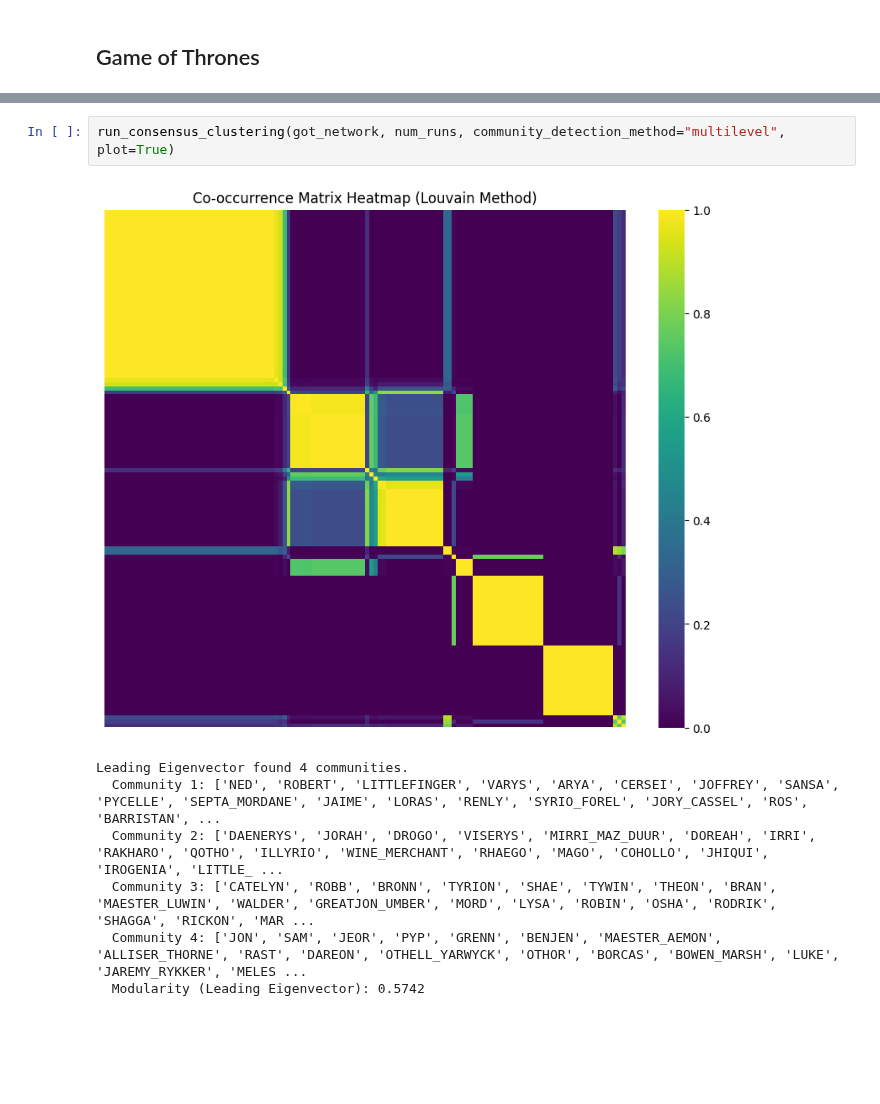
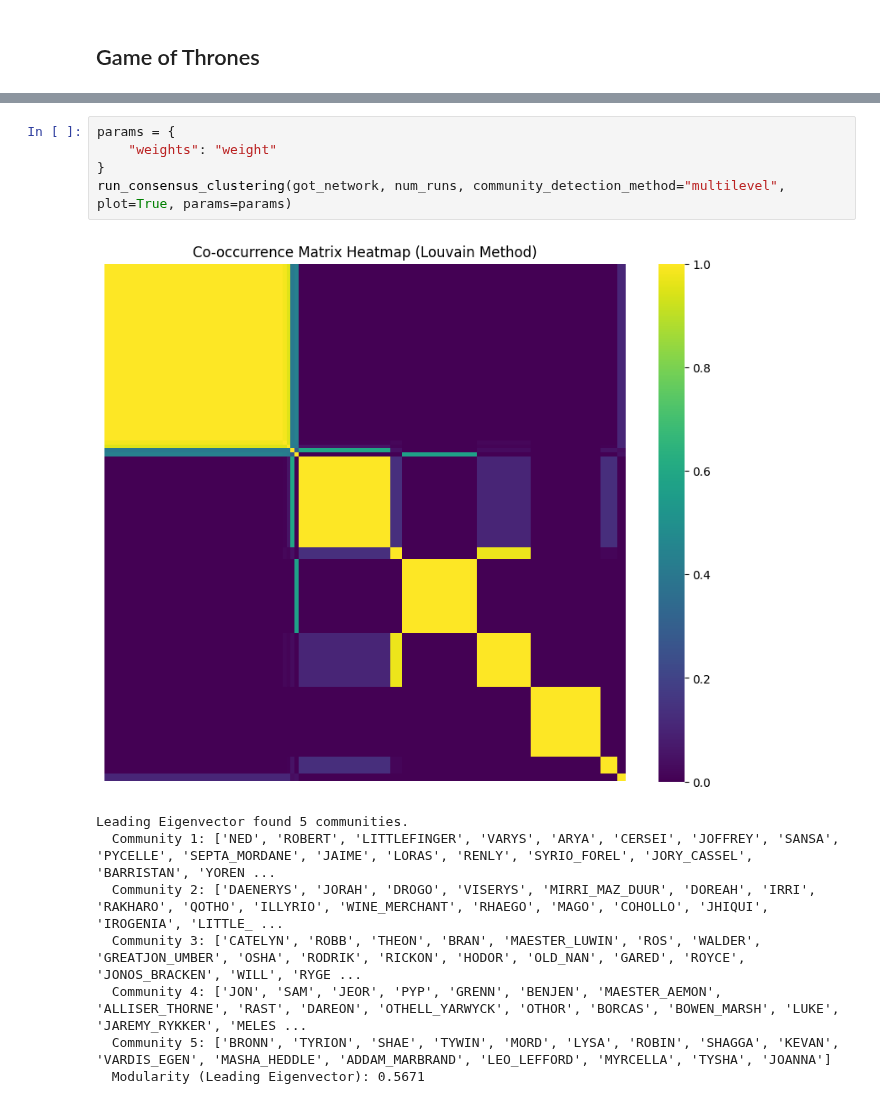
Before and after one commit to BeaMarton13/community-detection-guide-w-igraph, a Jupyter notebook: notebooks/consensus_clustering.ipynb, the cells around one changed output, grey strips where cells are left out. Saved outputs shown, nothing was run; the diff lists cells and outputs as text; blank space fills up the shorter version.

Commit message:
add: consensus clustering w wegihts for GoT network

```diff
--- a/notebooks/consensus_clustering.ipynb
+++ b/notebooks/consensus_clustering.ipynb
@@ -137,11 +137,15 @@ Graph created with edge weights.
 # %%
-run_consensus_clustering(got_network, num_runs, community_detection_method="multilevel", plot=True)
+params = {
+    "weights": "weight"
+}
+run_consensus_clustering(got_network, num_runs, community_detection_method="multilevel", plot=True, params=params)
 # %% [output]
-[figure, old version]
+[figure, new version]
-Leading Eigenvector found 4 communities.
-  Community 1: ['NED', 'ROBERT', 'LITTLEFINGER', 'VARYS', 'ARYA', 'CERSEI', 'JOFFREY', 'SANSA', 'PYCELLE', 'SEPTA_MORDANE', 'JAIME', 'LORAS', 'RENLY', 'SYRIO_FOREL', 'JORY_CASSEL', 'ROS', 'BARRISTAN', ...
+Leading Eigenvector found 5 communities.
+  Community 1: ['NED', 'ROBERT', 'LITTLEFINGER', 'VARYS', 'ARYA', 'CERSEI', 'JOFFREY', 'SANSA', 'PYCELLE', 'SEPTA_MORDANE', 'JAIME', 'LORAS', 'RENLY', 'SYRIO_FOREL', 'JORY_CASSEL', 'BARRISTAN', 'YOREN ...
   Community 2: ['DAENERYS', 'JORAH', 'DROGO', 'VISERYS', 'MIRRI_MAZ_DUUR', 'DOREAH', 'IRRI', 'RAKHARO', 'QOTHO', 'ILLYRIO', 'WINE_MERCHANT', 'RHAEGO', 'MAGO', 'COHOLLO', 'JHIQUI', 'IROGENIA', 'LITTLE_ ...
-  Community 3: ['CATELYN', 'ROBB', 'BRONN', 'TYRION', 'SHAE', 'TYWIN', 'THEON', 'BRAN', 'MAESTER_LUWIN', 'WALDER', 'GREATJON_UMBER', 'MORD', 'LYSA', 'ROBIN', 'OSHA', 'RODRIK', 'SHAGGA', 'RICKON', 'MAR ...
+  Community 3: ['CATELYN', 'ROBB', 'THEON', 'BRAN', 'MAESTER_LUWIN', 'ROS', 'WALDER', 'GREATJON_UMBER', 'OSHA', 'RODRIK', 'RICKON', 'HODOR', 'OLD_NAN', 'GARED', 'ROYCE', 'JONOS_BRACKEN', 'WILL', 'RYGE ...
   Community 4: ['JON', 'SAM', 'JEOR', 'PYP', 'GRENN', 'BENJEN', 'MAESTER_AEMON', 'ALLISER_THORNE', 'RAST', 'DAREON', 'OTHELL_YARWYCK', 'OTHOR', 'BORCAS', 'BOWEN_MARSH', 'LUKE', 'JAREMY_RYKKER', 'MELES ...
-  Modularity (Leading Eigenvector): 0.5742
+  Community 5: ['BRONN', 'TYRION', 'SHAE', 'TYWIN', 'MORD', 'LYSA', 'ROBIN', 'SHAGGA', 'KEVAN', 'VARDIS_EGEN', 'MASHA_HEDDLE', 'ADDAM_MARBRAND', 'LEO_LEFFORD', 'MYRCELLA', 'TYSHA', 'JOANNA']
+  Modularity (Leading Eigenvector): 0.5671
 # %%
```
Also changed, not shown: parts of 2 cells of this notebook, 1 other file.
